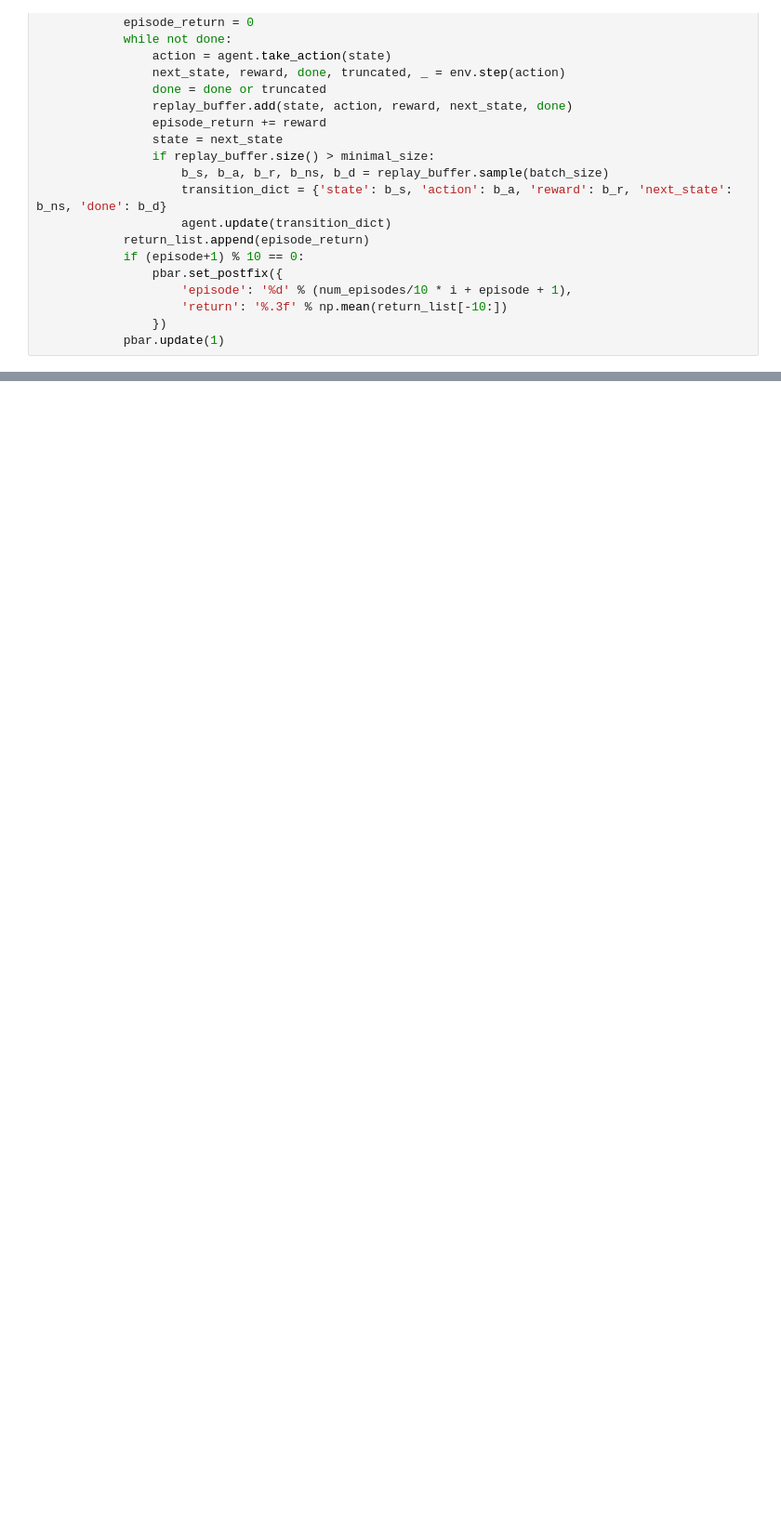
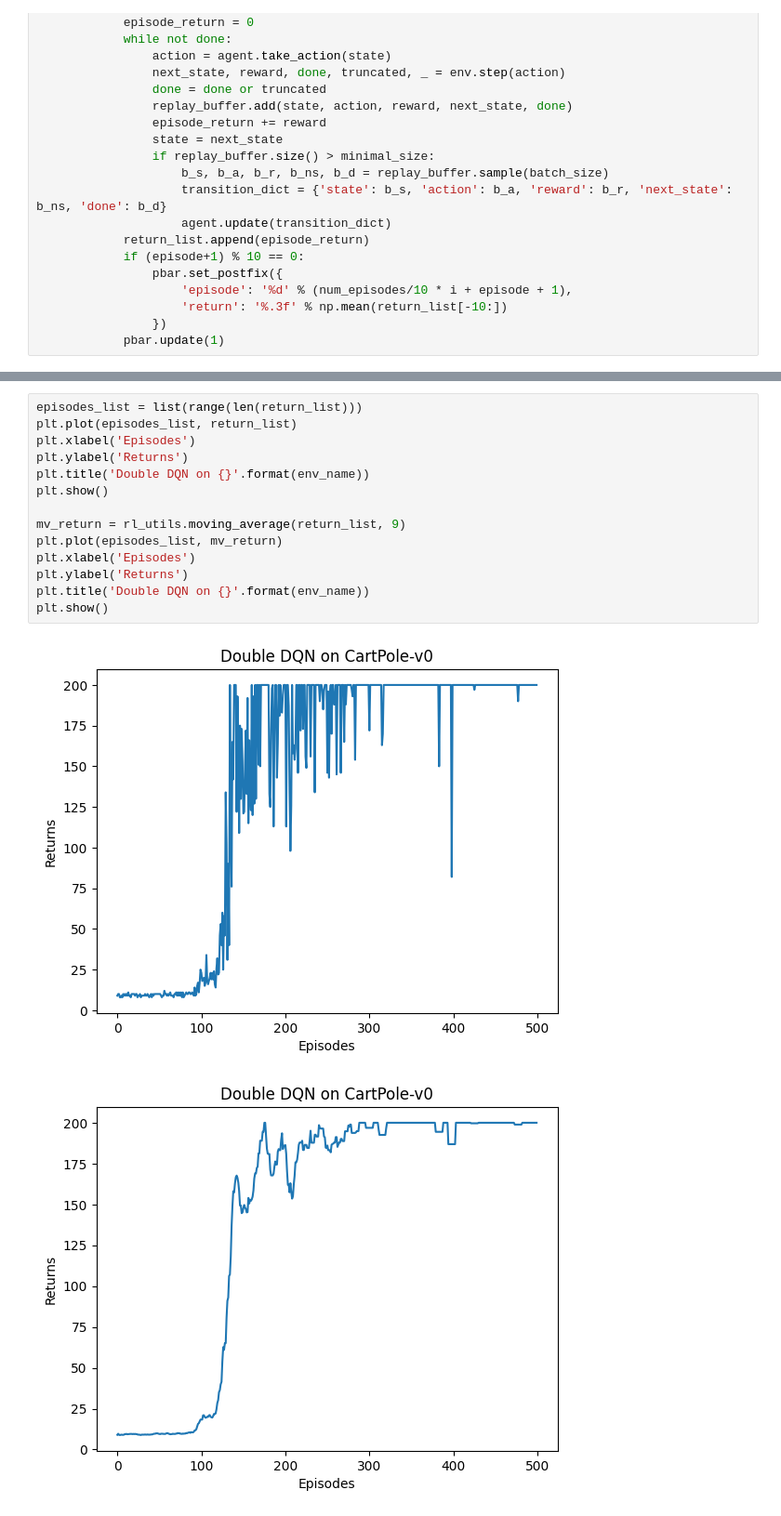
Before and after one commit to Thecats-Jfm/Introduction-to-RL, a Jupyter notebook: DQN算法.ipynb, the cells around one changed output, grey strips where cells are left out. Shown at 93% size. Drawn from its saved outputs; the diff is of its cells as text; blank space fills up the shorter version.

```diff
--- a/DQN算法.ipynb
+++ b/DQN算法.ipynb
@@ -211,0 +266,17 @@ plt.show()
+# %%
+episodes_list = list(range(len(return_list)))
+plt.plot(episodes_list, return_list)
+plt.xlabel('Episodes')
+plt.ylabel('Returns')
+plt.title('Double DQN on {}'.format(env_name))
+plt.show()
+
+mv_return = rl_utils.moving_average(return_list, 9)
+plt.plot(episodes_list, mv_return)
+plt.xlabel('Episodes')
+plt.ylabel('Returns')
+plt.title('Double DQN on {}'.format(env_name))
+plt.show()
+# %% [output]
+[figure, added]
+[figure, added]
```
Also changed, not shown: parts of 4 cells of this notebook, 1 other file.
